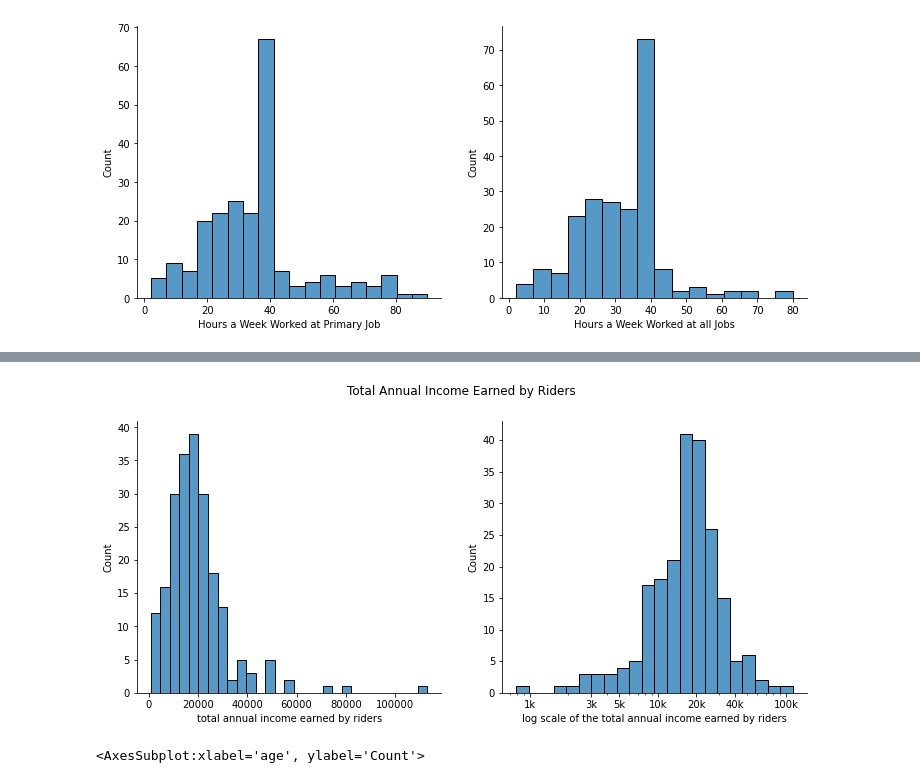
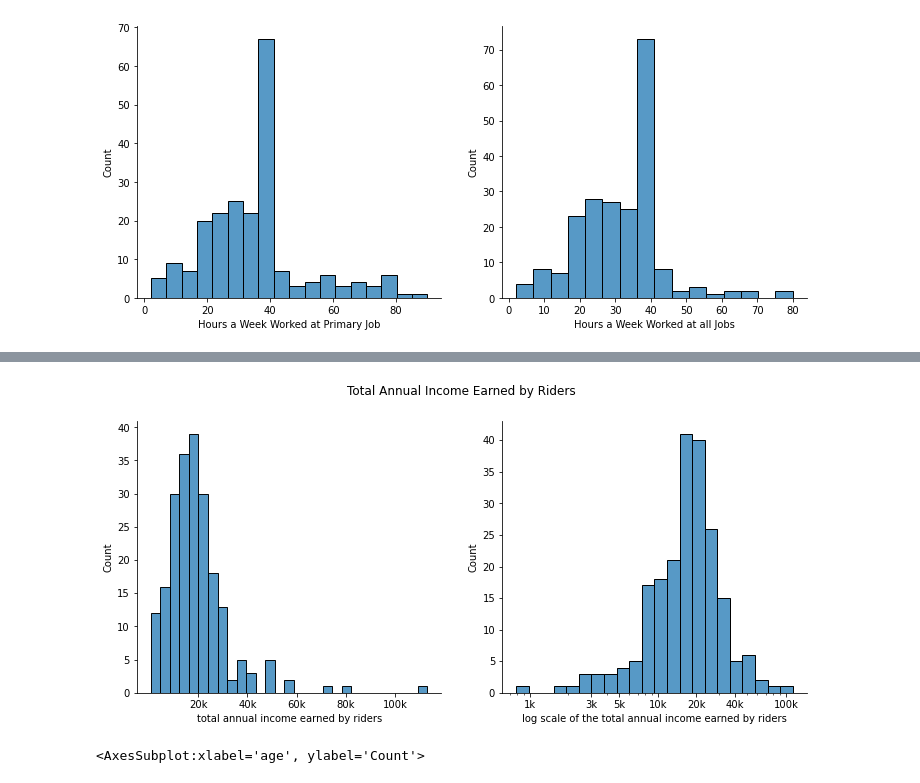
Before and after one commit to OmdenaAI/north-carolina-chapter-bus-drivers, a Jupyter notebook: src/tasks/task-1-visualize-bus-riders-data/Initial EDA.ipynb, the cells around one changed output, grey strips where cells are left out. Cells and saved outputs as stored; diff of their text form; code cells hidden in the pictures.

```diff
--- a/src/tasks/task-1-visualize-bus-riders-data/Initial EDA.ipynb
+++ b/src/tasks/task-1-visualize-bus-riders-data/Initial EDA.ipynb
@@ -85,19 +183,21 @@ d.set_xlabel('Hours a Week Worked at all Jobs');
 # %%
 plt.rcParams['axes.spines.top'] = False
 plt.rcParams['axes.spines.right'] = False
 fig, ax = plt.subplots(figsize=[12, 5], nrows=1, ncols=2)
 
 
 p = sns.histplot(data=bus_riders, x='annual_inc', ax=ax[0])
 p.set_xlabel('total annual income earned by riders')
+p.set_xticks([20000, 40000, 60000, 80000, 100000])
+p.set_xticklabels(['20k', '40k', '60k', '80k', '100k'])
 
 d = sns.histplot(data=bus_riders, x='annual_inc',log_scale=True, ax=ax[1])
 d.set_xlabel('log scale of the total annual income earned by riders')
 plt.xticks([1000,3000, 5000, 10000, 20000, 40000, 100000], ['1k','3k','5k', '10k', '20k', '40k', '100k'])
 
 plt.suptitle('Total Annual Income Earned by Riders');
 # %% [output]
-[figure, old version]
+[figure, new version]
 # %%
 sns.histplot(data=bus_riders, x='age', bins=14)
 # %% [output]
```
Also changed, not shown: parts of 45 cells of this notebook.
